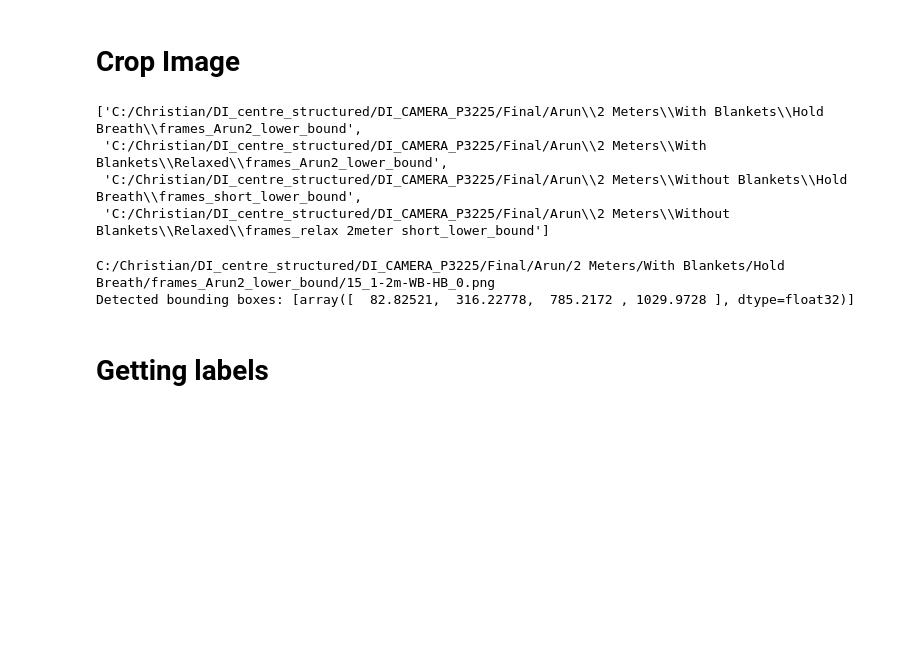
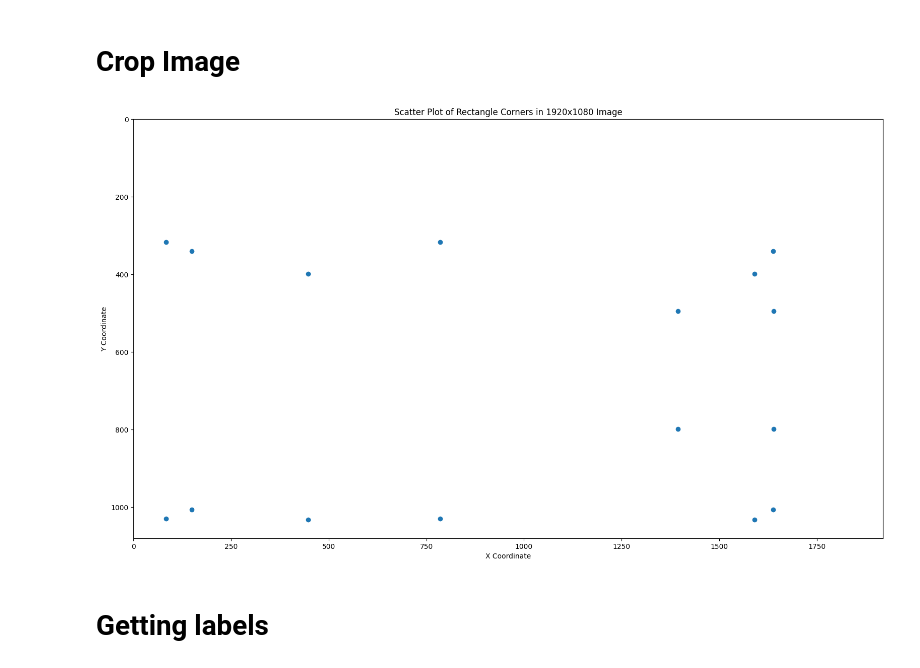
Before and after one commit to chvaldez10/Team-Design-Project, a Jupyter notebook: validate_run.ipynb, the cells around one changed output. Saved outputs shown, nothing was run; the diff lists cells and outputs as text; code cells hidden in the pictures; blank space fills up the shorter version.

Commit message:
added first crop image

```diff
--- a/validate_run.ipynb
+++ b/validate_run.ipynb
@@ -340,6 +336,3 @@ def detect_objects(img, model, threshold=0.5):
                 bboxes.append(box)
 
     return bboxes
-# %%
-# Load a pre-trained Faster R-CNN model
-model = fasterrcnn_resnet50_fpn(pretrained=True)
@@ -346,24 +431,38 @@ model = fasterrcnn_resnet50_fpn(pretrained=True)
+# %%
+person_detection_model = fasterrcnn_resnet50_fpn(pretrained=True)
 # %%
 all_rgb_lower_bound, all_rgb_upper_bound = all_rgb_folders
-all_rgb_lower_bound
-# %% [output]
-['C:/Christian/DI_centre_structured/DI_CAMERA_P3225/Final/Arun\\2 Meters\\With Blankets\\Hold Breath\\frames_Arun2_lower_bound',
- 'C:/Christian/DI_centre_structured/DI_CAMERA_P3225/Final/Arun\\2 Meters\\With Blankets\\Relaxed\\frames_Arun2_lower_bound',
- 'C:/Christian/DI_centre_structured/DI_CAMERA_P3225/Final/Arun\\2 Meters\\Without Blankets\\Hold Breath\\frames_short_lower_bound',
- 'C:/Christian/DI_centre_structured/DI_CAMERA_P3225/Final/Arun\\2 Meters\\Without Blankets\\Relaxed\\frames_relax 2meter short_lower_bound']
-# %%
-for rgb_folder in all_rgb_lower_bound:
-    first_image = rgb_folder + "/" + os.listdir(rgb_folder)[0]
-    print(first_image)
-
-    img = cv2.imread(first_image)
-
-    if img is None:
-        print("Error: Could not read the image.")
-    else:
-        bounding_boxes = detect_objects(img, model)
-        print("Detected bounding boxes:", bounding_boxes)
-    break
-# %% [output]
-C:/Christian/DI_centre_structured/DI_CAMERA_P3225/Final/Arun/2 Meters/With Blankets/Hold Breath/frames_Arun2_lower_bound/15_1-2m-WB-HB_0.png
-Detected bounding boxes: [array([  82.82521,  316.22778,  785.2172 , 1029.9728 ], dtype=float32)]
+# %%
+"""
+    Aggregating bb box data
+    [x_min, y_min, x_max, y_max]
+    (x_min, y_min) is the top-left corner
+    (x_max, y_max) is the bottom-right corner of the bounding box.
+"""
+
+bounding_box_data = get_first_image_bounding_boxes(all_rgb_lower_bound, person_detection_model)
+# %%
+# Initialize lists to store x and y coordinates
+x_coords = []
+y_coords = []
+
+# Iterate through the dictionary to extract all corners
+for coords in bounding_box_data.values():
+    x_min, y_min, x_max, y_max = coords
+
+    # Add the corners to the lists
+    x_coords.extend([x_min, x_max, x_min, x_max])
+    y_coords.extend([y_min, y_min, y_max, y_max])
+
+# Create a scatter plot
+plt.figure(figsize=(19.20, 10.80))  # Size in inches to mimic 1920x1080
+plt.scatter(x_coords, y_coords)
+plt.xlim(0, 1920)
+plt.ylim(0, 1080)
+plt.gca().invert_yaxis()  # Invert y-axis to match image coordinates
+plt.xlabel('X Coordinate')
+plt.ylabel('Y Coordinate')
+plt.title('Scatter Plot of Rectangle Corners in 1920x1080 Image')
+plt.show()
+# %% [output]
+[figure, added]
```
Also changed, not shown: parts of 11 cells of this notebook.
